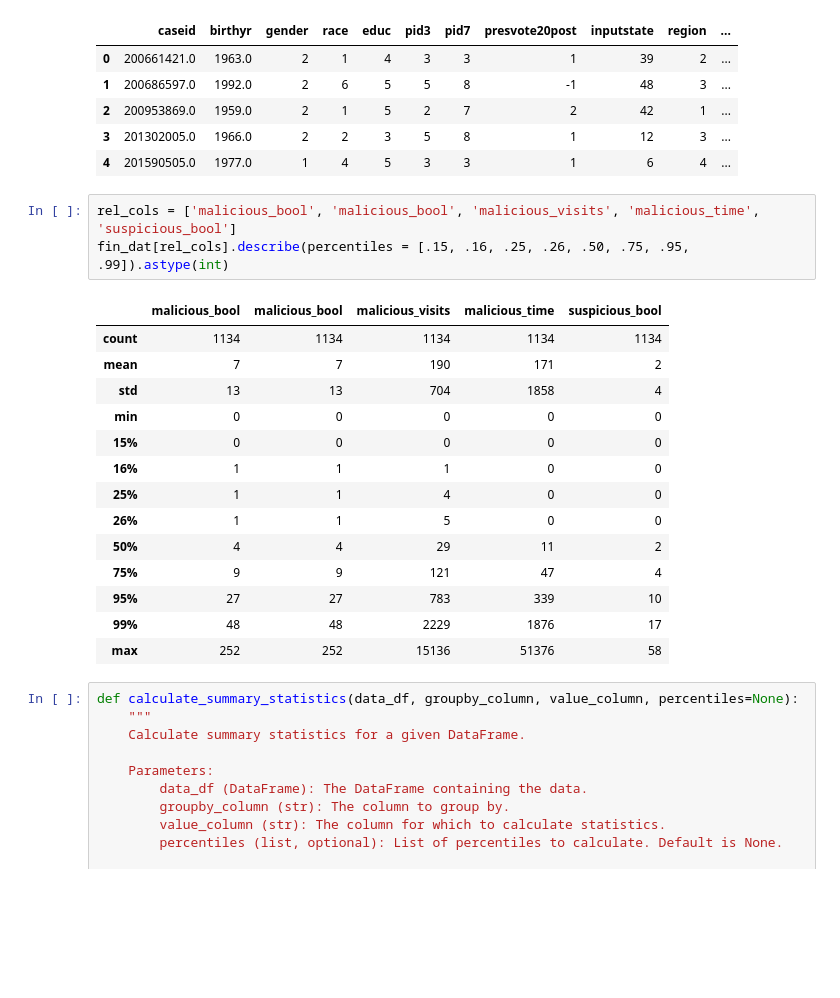
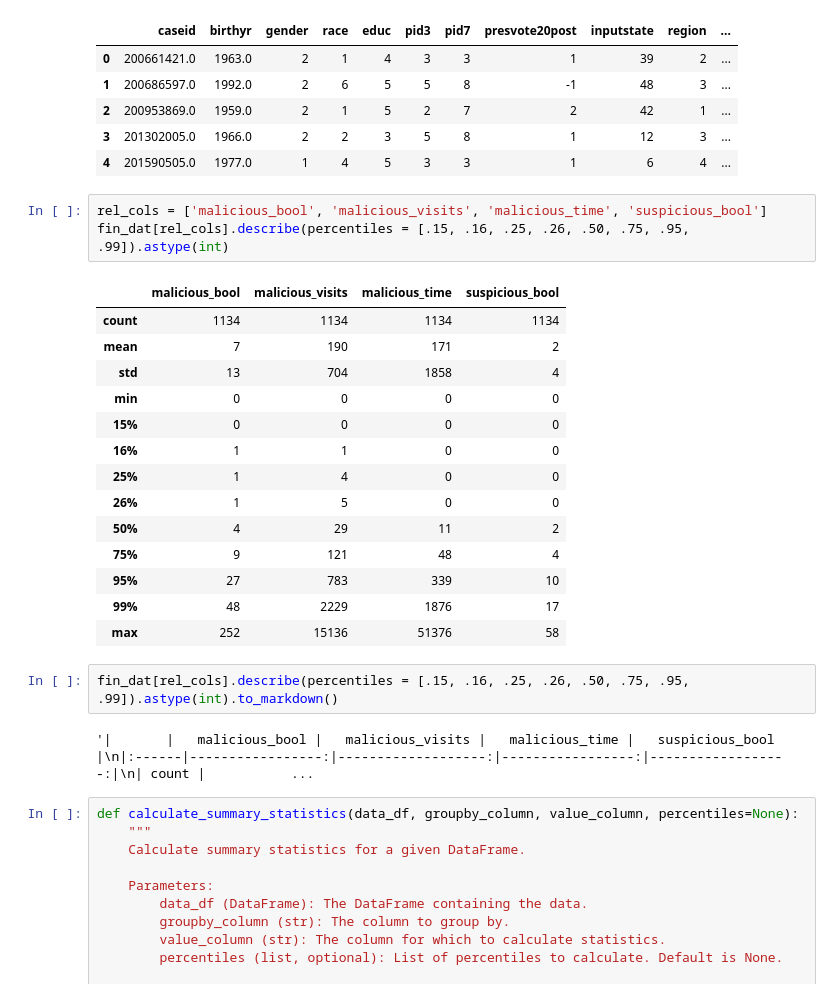
Before and after one commit to themains/bad_domains, a Jupyter notebook: scripts/04_digital_gap.ipynb, the cells around one changed output. Drawn from its saved outputs; the diff is of its cells as text; blank space fills up the shorter version.

```diff
--- a/scripts/04_digital_gap.ipynb
+++ b/scripts/04_digital_gap.ipynb
@@ -115,23 +115,27 @@ fin_dat.head()
 | 3 | 201302005.0 | 1966.0 | 2 | 2 | 3 | 5 | 8 | 1 | 12 | 3 | ... |
 | 4 | 201590505.0 | 1977.0 | 1 | 4 | 5 | 3 | 3 | 1 | 6 | 4 | ... |
 # %%
-rel_cols = ['malicious_bool', 'malicious_bool', 'malicious_visits', 'malicious_time', 'suspicious_bool']
+rel_cols = ['malicious_bool', 'malicious_visits', 'malicious_time', 'suspicious_bool']
 fin_dat[rel_cols].describe(percentiles = [.15, .16, .25, .26, .50, .75, .95, .99]).astype(int)
 # %% [output]
-|  | malicious_bool | malicious_bool | malicious_visits | malicious_time | suspicious_bool |
-| count | 1134 | 1134 | 1134 | 1134 | 1134 |
-| mean | 7 | 7 | 190 | 171 | 2 |
-| std | 13 | 13 | 704 | 1858 | 4 |
-| min | 0 | 0 | 0 | 0 | 0 |
-| 15% | 0 | 0 | 0 | 0 | 0 |
-| 16% | 1 | 1 | 1 | 0 | 0 |
-| 25% | 1 | 1 | 4 | 0 | 0 |
-| 26% | 1 | 1 | 5 | 0 | 0 |
-| 50% | 4 | 4 | 29 | 11 | 2 |
-| 75% | 9 | 9 | 121 | 47 | 4 |
-| 95% | 27 | 27 | 783 | 339 | 10 |
-| 99% | 48 | 48 | 2229 | 1876 | 17 |
-| max | 252 | 252 | 15136 | 51376 | 58 |
+|  | malicious_bool | malicious_visits | malicious_time | suspicious_bool |
+| count | 1134 | 1134 | 1134 | 1134 |
+| mean | 7 | 190 | 171 | 2 |
+| std | 13 | 704 | 1858 | 4 |
+| min | 0 | 0 | 0 | 0 |
+| 15% | 0 | 0 | 0 | 0 |
+| 16% | 1 | 1 | 0 | 0 |
+| 25% | 1 | 4 | 0 | 0 |
+| 26% | 1 | 5 | 0 | 0 |
+| 50% | 4 | 29 | 11 | 2 |
+| 75% | 9 | 121 | 48 | 4 |
+| 95% | 27 | 783 | 339 | 10 |
+| 99% | 48 | 2229 | 1876 | 17 |
+| max | 252 | 15136 | 51376 | 58 |
+# %%
+fin_dat[rel_cols].describe(percentiles = [.15, .16, .25, .26, .50, .75, .95, .99]).astype(int).to_markdown()
+# %% [output]
+'|       |   malicious_bool |   malicious_visits |   malicious_time |   suspicious_bool |\n|:------|-----------------:|-------------------:|-----------------:|------------------:|\n| count |           ...
 # %%
 def calculate_summary_statistics(data_df, groupby_column, value_column, percentiles=None):
     """
```
Also changed, not shown: parts of 15 cells of this notebook, 1 other file.
